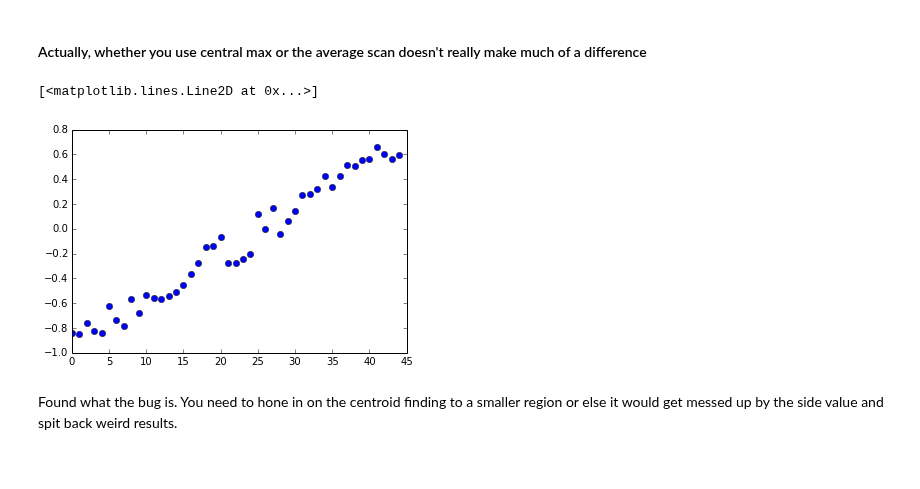
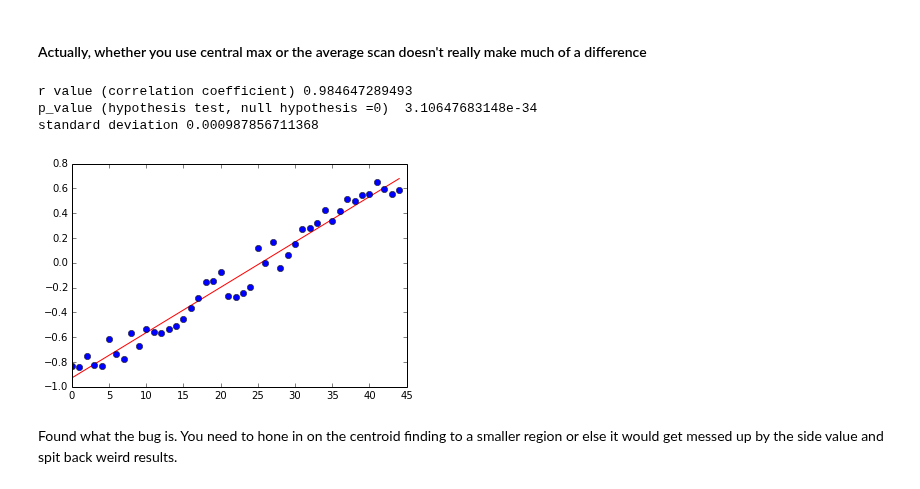
Before and after one commit to dorisjlee/AY120, a Jupyter notebook: lab4/SolarScan Analysis.ipynb, the cells around one changed output. Drawn from its saved outputs; the diff is of its cells as text; code cells hidden in the pictures.

```diff
--- a/lab4/SolarScan Analysis.ipynb
+++ b/lab4/SolarScan Analysis.ipynb
@@ -666,7 +670,7 @@ for i in glob.glob("solar-scan-11-25-9-*.fits")[start_num:end_num]:
     end = end_r*np.hanning(len(end_r))
     #Computing Autocorrelation values
     autocorrval= []
-    for i in np.linspace(-3,3,100):
+    for i in np.linspace(-3,3,1000):
         lag = i#placeholder value (need to determine this value somehow )
         xi = start
         xij = np.roll(end,int(lag))
@@ -674,28 +678,38 @@ for i in glob.glob("solar-scan-11-25-9-*.fits")[start_num:end_num]:
         #autocovariance
         ac = 1./(N-1)*sum(xi*xij)-N/float(N-1)*mean(xi)**2
         autocorrval.append(ac)
-    pix_shift = sum(np.linspace(-3,3,100)*autocorrval)/sum(autocorrval)
+    pix_shift = sum(np.linspace(-3,3,1000)*autocorrval)/sum(autocorrval)
     #Computing the doppler velocity
     dlamb = p[1]*pix_shift
     v_doppler = 299792458*dlamb/(632.8)/1000.
 #     print v_doppler, "km/s"
     v_doppler_lst.append(v_doppler)
-#     fig = plt.figure()
-#     ax =fig.add_subplot(111)
-#     plt.plot(np.linspace(-10,10,100),autocorrval)
-#     # pix=[0]
-#     # for cval in pix:
-#     #     plt.plot([cval,cval],[ax.get_ylim()[0],ax.get_ylim()[1]],'r',linestyle='dashdot',color="red");
-#     # plt.xlim(-5,5)
-#     plt.xlabel("Lag [pixel]",fontsize=12)
-#     plt.ylabel("Autocorrelation [Counts$^2$]",fontsize=12)
 # %%
 # v_doppler_lst
-# %%
-plt.plot(v_doppler_lst,'o')
-# %% [output]
-[<matplotlib.lines.Line2D at 0x...>]
-[figure, removed]
+# %%
+from numpy import arange,array,ones#,random,linalg
+from pylab import plot,show
+from scipy import stats
+
+xi = arange(0,45)
+A = array([ xi, ones(45)])
+# linearly generated sequence
+y = v_doppler_lst
+
+slope, intercept, r_value, p_value, std_err = stats.linregress(xi,y)
+
+print 'r value (correlation coefficient)', r_value
+print  'p_value (hypothesis test, null hypothesis =0) ', p_value
+print 'standard deviation', std_err
+
+line = slope*xi+intercept
+plot(xi,line,'r-',xi,y,'o')
+show()
+# %% [output]
+r value (correlation coefficient) 0.984647289493
+p_value (hypothesis test, null hypothesis =0)  3.10647683148e-34
+standard deviation 0.000987856711368
+[figure, added]
 # %% [markdown]
 Found what the bug is. You need to hone in on the centroid finding to a smaller region or else it would get messed up by the side value and spit back weird results.
 # %% [markdown]
```
Also changed, not shown: parts of 16 cells of this notebook, 7 other files.
